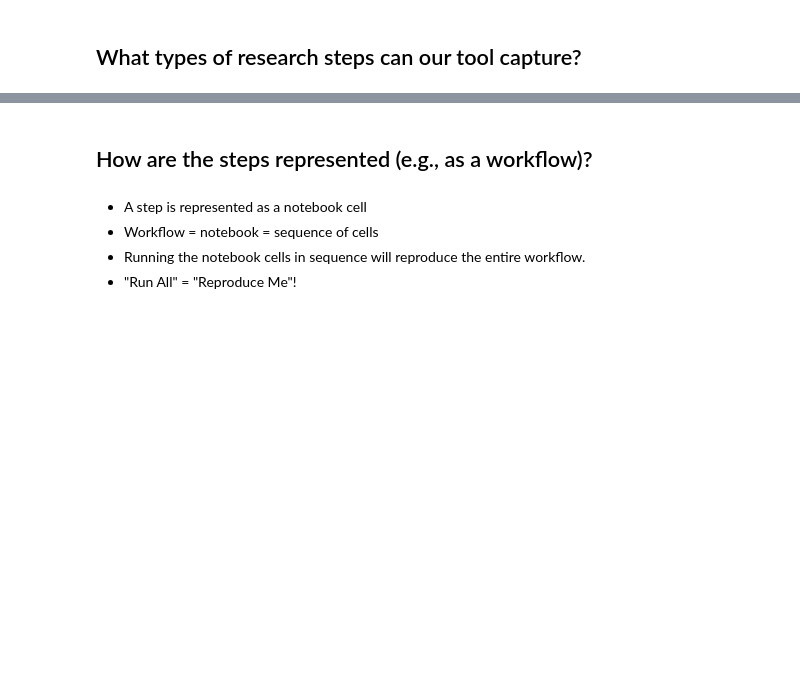
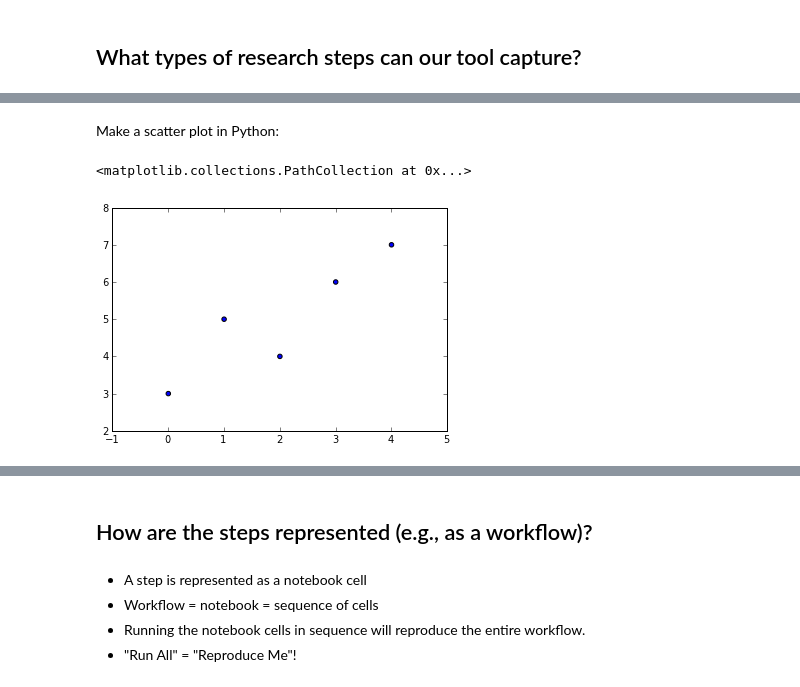
Before and after one commit to ellisonbg/talk-2013-software-repro, a Jupyter notebook: SoftwareInfrastructure.ipynb, the cells around one changed output, grey strips where cells are left out. Cells and saved outputs as stored; diff of their text form; code cells hidden in the pictures; blank space fills up the shorter version.

```diff
--- a/SoftwareInfrastructure.ipynb
+++ b/SoftwareInfrastructure.ipynb
@@ -109,0 +140,7 @@ It is open source (BSD) and there are many options:
+# %% [markdown]
+Make a scatter plot in Python:
+# %%
+scatter(X,Y)
+# %% [output]
+<matplotlib.collections.PathCollection at 0x...>
+[figure, added]
```
Also changed, not shown: parts of 65 cells of this notebook.
